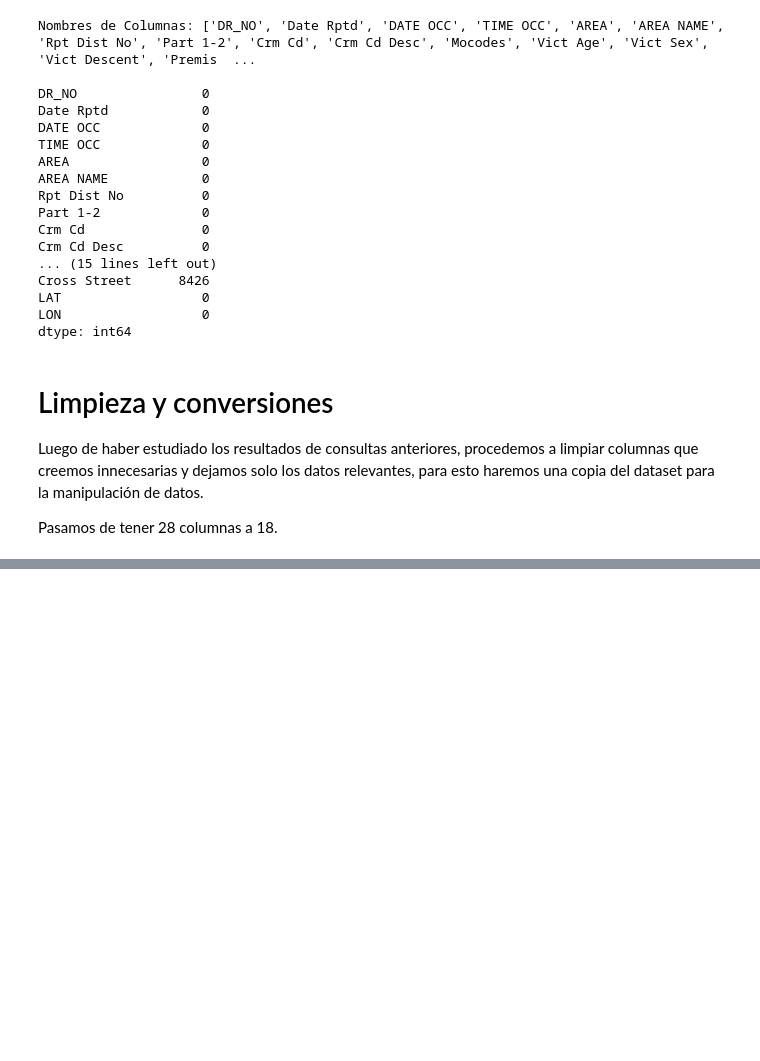
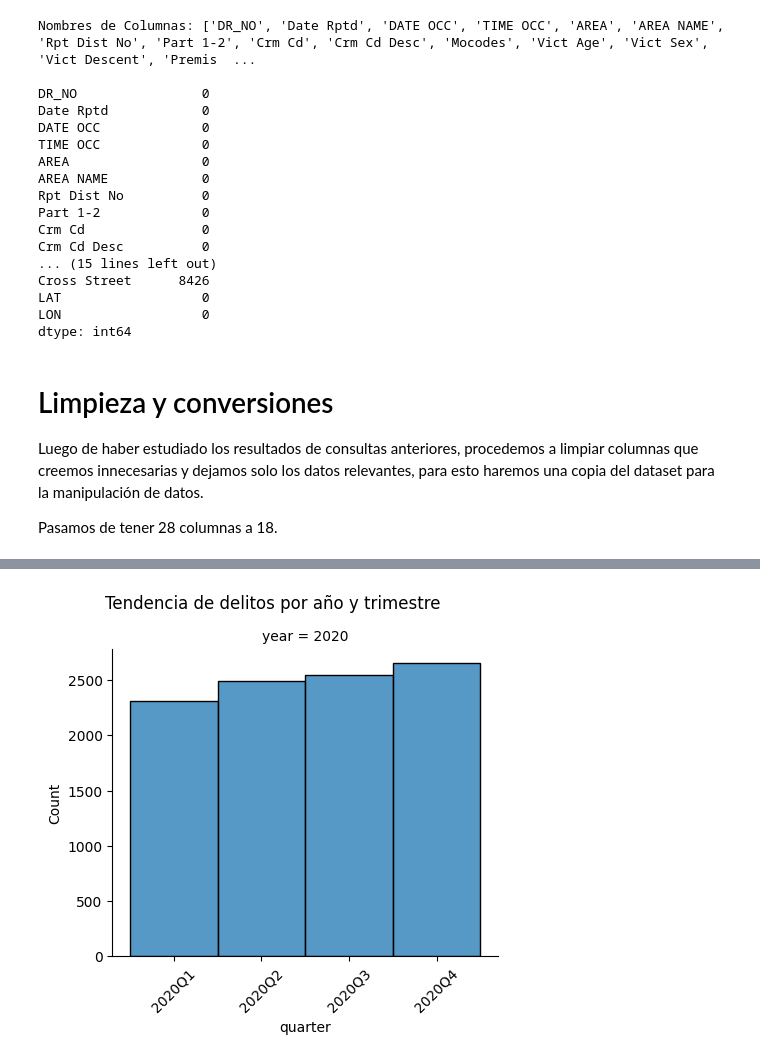
Before and after one commit to yub3r/CoderDataScience, a Jupyter notebook: ProyectoDS-Crime_Data_2020_24-Millan.ipynb, the cells around one changed output, grey strips where cells are left out. Saved outputs shown, nothing was run; the diff lists cells and outputs as text; code cells hidden in the pictures; blank space fills up the shorter version.

```diff
--- a/ProyectoDS-Crime_Data_2020_24-Millan.ipynb
+++ b/ProyectoDS-Crime_Data_2020_24-Millan.ipynb
@@ -175,0 +233,17 @@ df_crime[['DATE OCC','year','month','day','day_of_week','hour']].head()
+# %%
+# Gráfico de densidad de delitos por trimestre y año
+df_crime["quarter"] = pd.Categorical(df_crime["quarter"].astype(str))
+sns.displot(
+    data=df_crime,
+    x="quarter",
+    col="year",
+    height=4,
+    aspect=1.2,
+    kde=False,
+    bins=len(df_crime["quarter"].unique())
+)
+plt.xticks(rotation=45)
+plt.suptitle("Tendencia de delitos por año y trimestre", y=1.05)
+plt.show()
+# %% [output]
+[figure, added]
```
Also changed, not shown: parts of 21 cells of this notebook.
